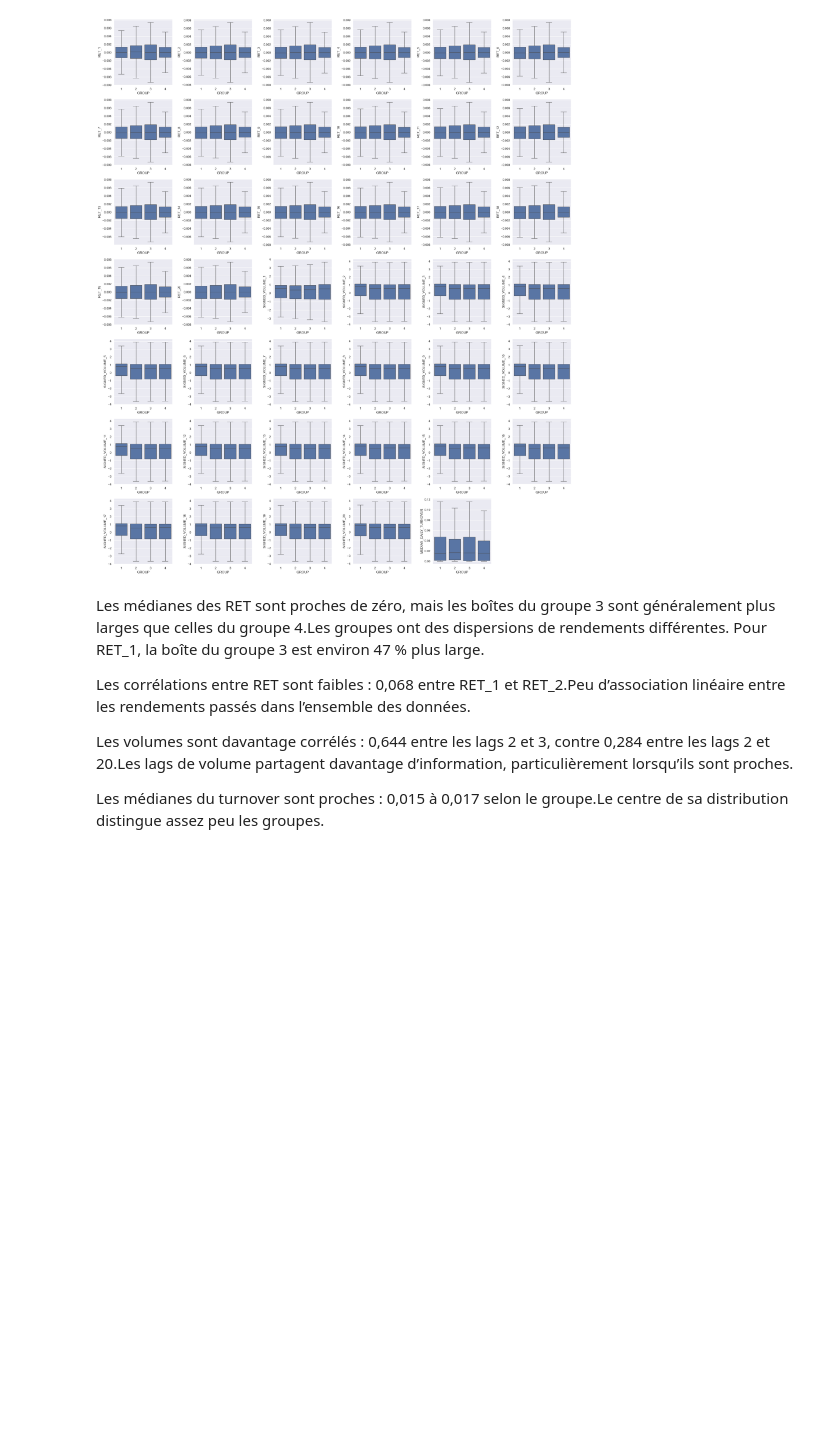
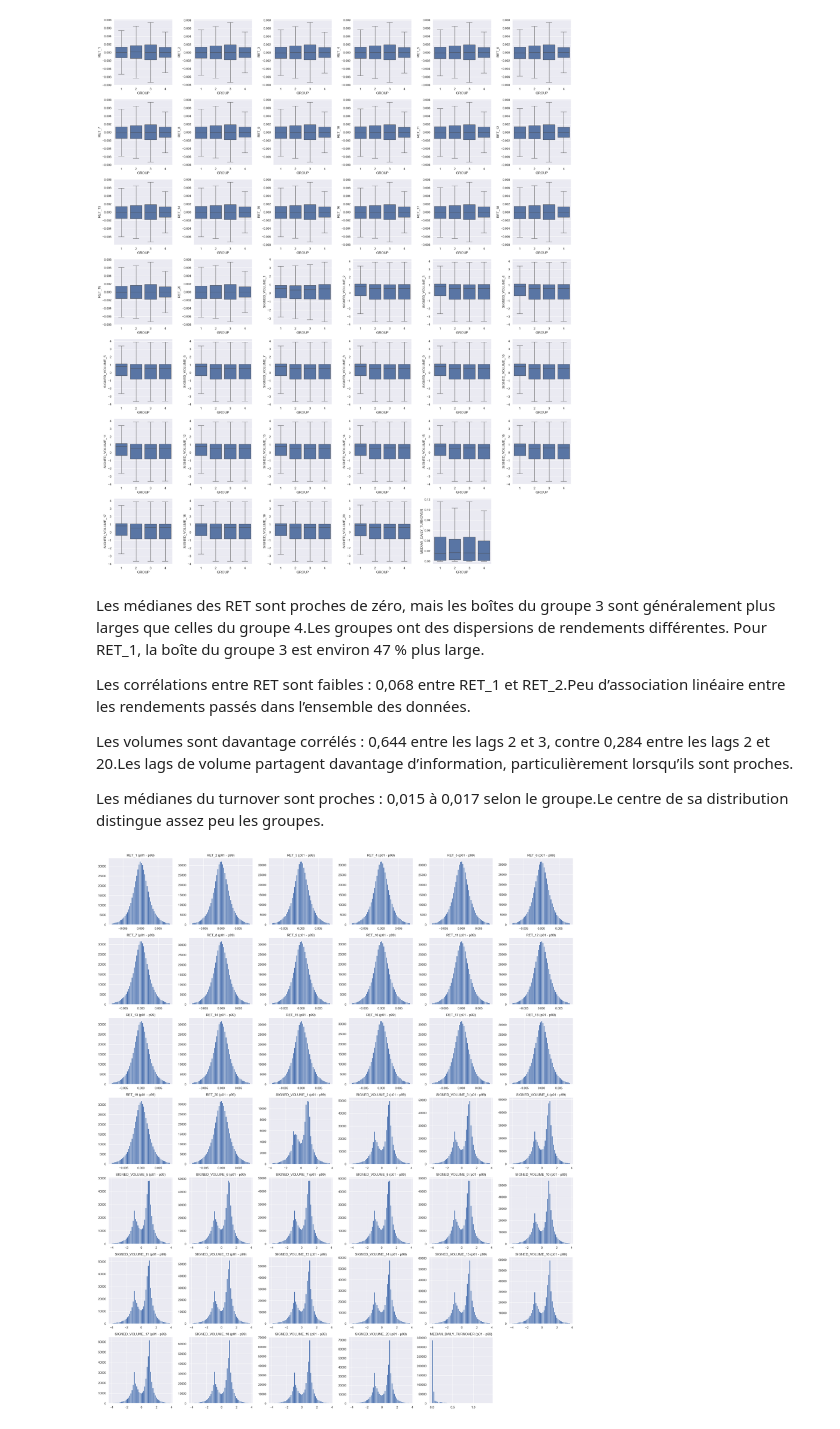
Before and after one commit to reavaquant/qrt-aapf, a Jupyter notebook: notebooks/00_eda.ipynb, the cells around one changed output. Drawn from its saved outputs; the diff is of its cells as text; code cells hidden in the pictures; blank space fills up the shorter version.

```diff
--- a/notebooks/00_eda.ipynb
+++ b/notebooks/00_eda.ipynb
@@ -230,3 +231,22 @@ Les corrélations entre RET sont faibles : 0,068 entre RET_1 et RET_2.Peu d’as
 Les volumes sont davantage corrélés : 0,644 entre les lags 2 et 3, contre 0,284 entre les lags 2 et 20.Les lags de volume partagent davantage d’information, particulièrement lorsqu’ils sont proches.
 
 Les médianes du turnover sont proches : 0,015 à 0,017 selon le groupe.Le centre de sa distribution distingue assez peu les groupes.
+# %%
+fig, axes = plt.subplots(7, 6, figsize=(24, 28))
+
+for i, column in enumerate(columns):
+    values = X_train[column].dropna()
+    p01, p99 = values.quantile([0.01, 0.99])
+
+    ax = axes.flat[i]
+    ax.hist(values[values.between(p01, p99)], bins=50)
+    ax.set_title(f"{column} (p01 - p99)")
+
+# Masquer les emplacements inutilisés
+for ax in axes.flat[len(columns):]:
+    ax.set_visible(False)
+
+plt.tight_layout()
+plt.show()
+# %% [output]
+[figure, added]
```
Also changed, not shown: parts of 2 cells of this notebook, 3 other files.
